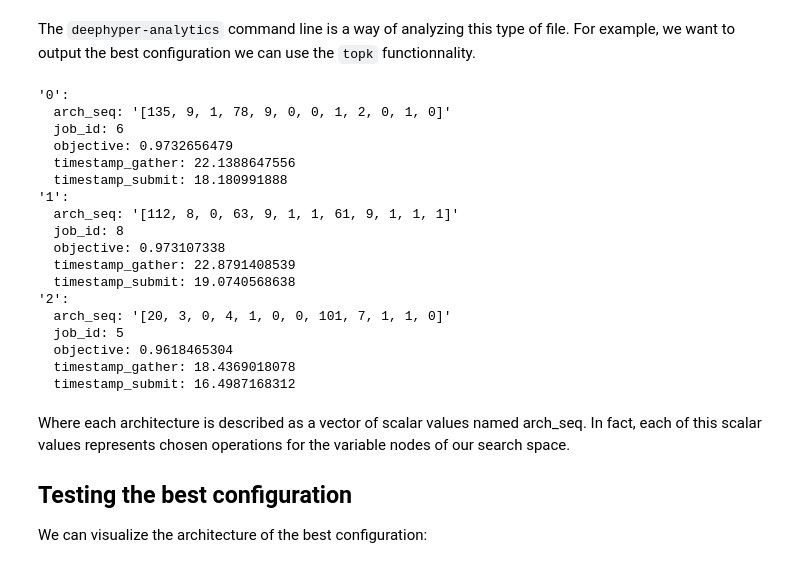
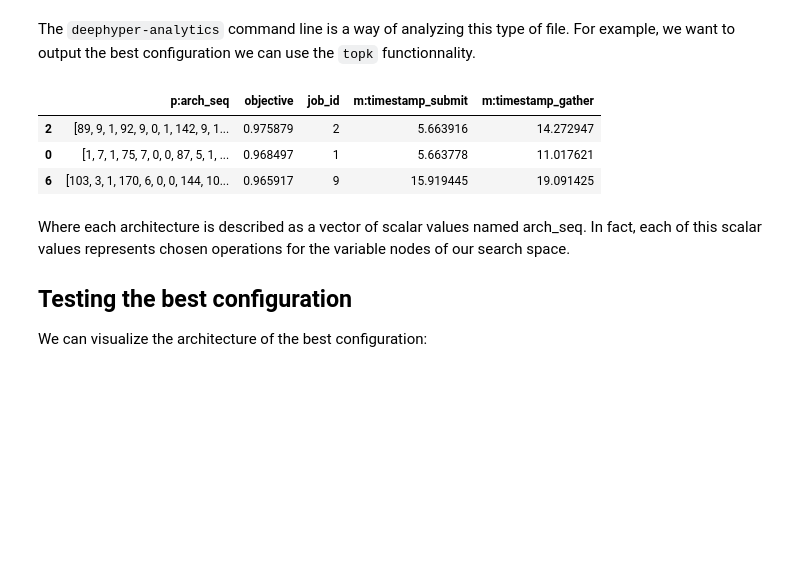
Before and after one commit to deephyper/tutorials, a Jupyter notebook: tutorials/colab/NAS_basic.ipynb, the cells around one changed output. Saved outputs shown, nothing was run; the diff lists cells and outputs as text; code cells hidden in the pictures; blank space fills up the shorter version.

```diff
--- a/tutorials/colab/NAS_basic.ipynb
+++ b/tutorials/colab/NAS_basic.ipynb
@@ -402,26 +401,12 @@ results
 # %% [markdown]
 The `deephyper-analytics` command line is a way of analyzing this type of file. For example, we want to output the best configuration we can use the `topk` functionnality.
 # %%
-!deephyper-analytics topk results.csv -k 3
+results.nlargest(n=3, columns="objective")
 # %% [output]
-'0':
-  arch_seq: '[135, 9, 1, 78, 9, 0, 0, 1, 2, 0, 1, 0]'
-  job_id: 6
-  objective: 0.9732656479
-  timestamp_gather: 22.1388647556
-  timestamp_submit: 18.180991888
-'1':
-  arch_seq: '[112, 8, 0, 63, 9, 1, 1, 61, 9, 1, 1, 1]'
-  job_id: 8
-  objective: 0.973107338
-  timestamp_gather: 22.8791408539
-  timestamp_submit: 19.0740568638
-'2':
-  arch_seq: '[20, 3, 0, 4, 1, 0, 0, 101, 7, 1, 1, 0]'
-  job_id: 5
-  objective: 0.9618465304
-  timestamp_gather: 18.4369018078
-  timestamp_submit: 16.4987168312
+|  | p:arch_seq | objective | job_id | m:timestamp_submit | m:timestamp_gather |
+| 2 | [89, 9, 1, 92, 9, 0, 1, 142, 9, 1... | 0.975879 | 2 | 5.663916 | 14.272947 |
+| 0 | [1, 7, 1, 75, 7, 0, 0, 87, 5, 1, ... | 0.968497 | 1 | 5.663778 | 11.017621 |
+| 6 | [103, 3, 1, 170, 6, 0, 0, 144, 10... | 0.965917 | 9 | 15.919445 | 19.091425 |
 # %% [markdown]
 Where each architecture is described as a vector of scalar values named arch_seq. In fact, each of this scalar values represents chosen operations for the variable nodes of our search space.
 
```
Also changed, not shown: parts of 7 cells of this notebook, 4 other files.
